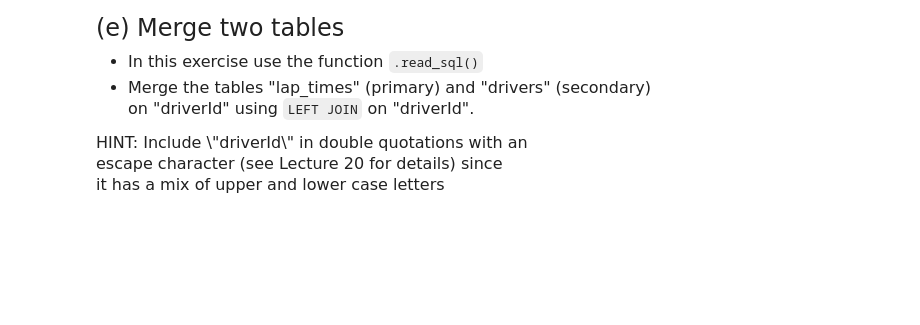
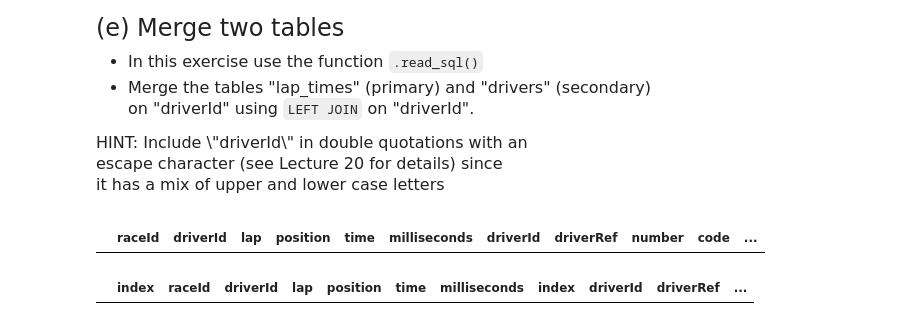
Before and after one commit to yiouyoyo/qtm151spring2023, a Jupyter notebook: Assignment 9/Assignment 9.ipynb, the cells around one changed output. Cells and saved outputs as stored; diff of their text form; code cells hidden in the pictures; blank space fills up the shorter version.

```diff
--- a/Assignment 9/Assignment 9.ipynb
+++ b/Assignment 9/Assignment 9.ipynb
@@ -52,0 +65,7 @@ column names that have capital letters
+# %%
+# Write your own code
+lap_times= pd.read_csv("/Users/anniehe/Documents/GitHub/qtm151spring2023/Assignment 9/data_raw/lap_times.csv")
+drivers= pd.read_csv("/Users/anniehe/Documents/GitHub/qtm151spring2023/Assignment 9/data_raw/drivers.csv")
+
+lap_times.to_sql('laps_sql',con, if_exists='replace')
+drivers.to_sql('drivers_sql',con, if_exists='replace')
@@ -116,0 +178,15 @@ it has a mix of upper and lower case letters
+# %%
+pd.read_sql(text("SELECT * \
+                 FROM lap_times \
+                 LEFT JOIN drivers \
+                 ON lap_times.\"driverId\" = drivers.\"driverId\" ;"),con)
+# %% [output]
+|  | raceId | driverId | lap | position | time | milliseconds | driverId | driverRef | number | code | ... |
+# %%
+# Write your own code
+pd.read_sql(text("SELECT * \
+                FROM laps_sql \
+                LEFT JOIN drivers_sql \
+                ON laps_sql.\"driverId\" = drivers_sql.\"driverId\" ;"),con)
+# %% [output]
+|  | index | raceId | driverId | lap | position | time | milliseconds | index | driverId | driverRef | ... |
```
Also changed, not shown: parts of 13 cells of this notebook, 2 other files.
